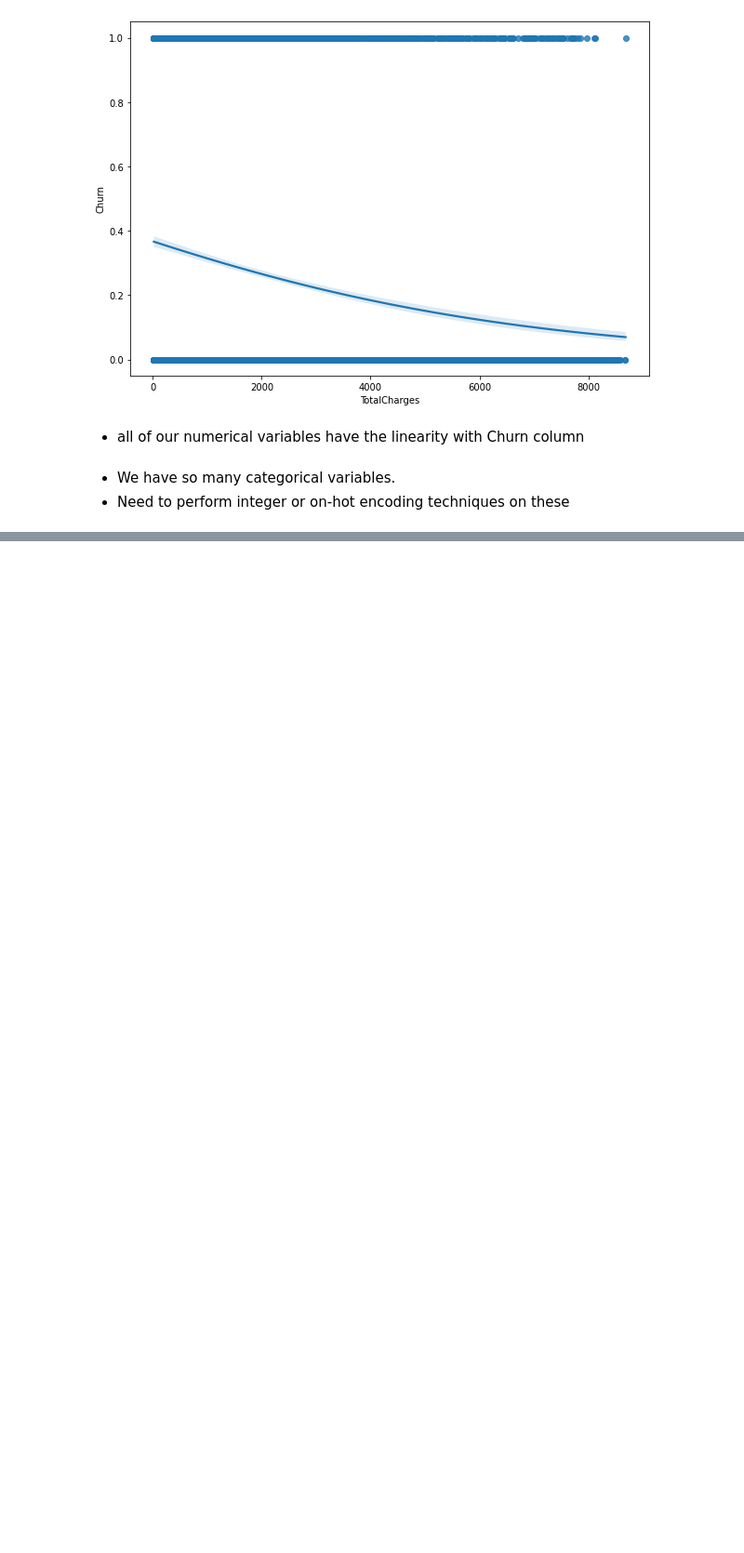
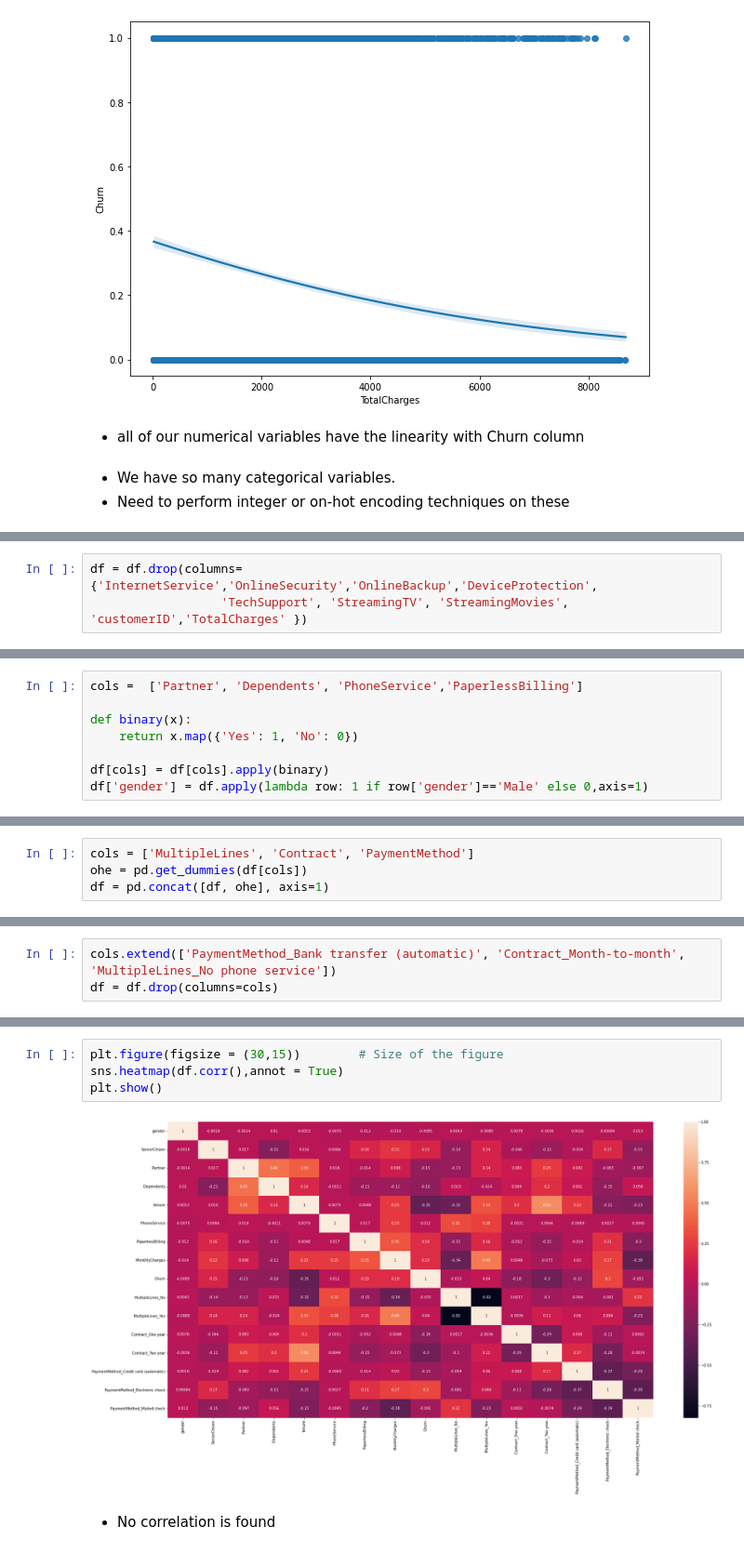
Before and after one commit to bhanuprakash-7/Telecom-Churn-Logistic-Regression, a Jupyter notebook: Churn_Logistic_Regression.ipynb, the cells around one changed output, grey strips where cells are left out. Shown at 93% size. Saved outputs shown, nothing was run; the diff lists cells and outputs as text; blank space fills up the shorter version.

```diff
--- a/Churn_Logistic_Regression.ipynb
+++ b/Churn_Logistic_Regression.ipynb
@@ -157,0 +176,3 @@ nominal.associations(df1,figsize=(20,10),mark_columns=True);
+# %%
+df = df.drop(columns={'InternetService','OnlineSecurity','OnlineBackup','DeviceProtection',
+                  'TechSupport', 'StreamingTV', 'StreamingMovies', 'customerID','TotalCharges' })
@@ -157,0 +190,8 @@ nominal.associations(df1,figsize=(20,10),mark_columns=True);
+# %%
+cols =  ['Partner', 'Dependents', 'PhoneService','PaperlessBilling']
+
+def binary(x):
+    return x.map({'Yes': 1, 'No': 0})
+
+df[cols] = df[cols].apply(binary)
+df['gender'] = df.apply(lambda row: 1 if row['gender']=='Male' else 0,axis=1)
@@ -157,0 +209,4 @@ nominal.associations(df1,figsize=(20,10),mark_columns=True);
+# %%
+cols = ['MultipleLines', 'Contract', 'PaymentMethod']
+ohe = pd.get_dummies(df[cols])
+df = pd.concat([df, ohe], axis=1)
@@ -157,0 +225,3 @@ nominal.associations(df1,figsize=(20,10),mark_columns=True);
+# %%
+cols.extend(['PaymentMethod_Bank transfer (automatic)', 'Contract_Month-to-month', 'MultipleLines_No phone service'])
+df = df.drop(columns=cols)
@@ -157,0 +237,8 @@ nominal.associations(df1,figsize=(20,10),mark_columns=True);
+# %%
+plt.figure(figsize = (30,15))        # Size of the figure
+sns.heatmap(df.corr(),annot = True)
+plt.show()
+# %% [output]
+[figure, added]
+# %% [markdown]
+* No correlation is found
```
Also changed, not shown: parts of 20 cells of this notebook.
